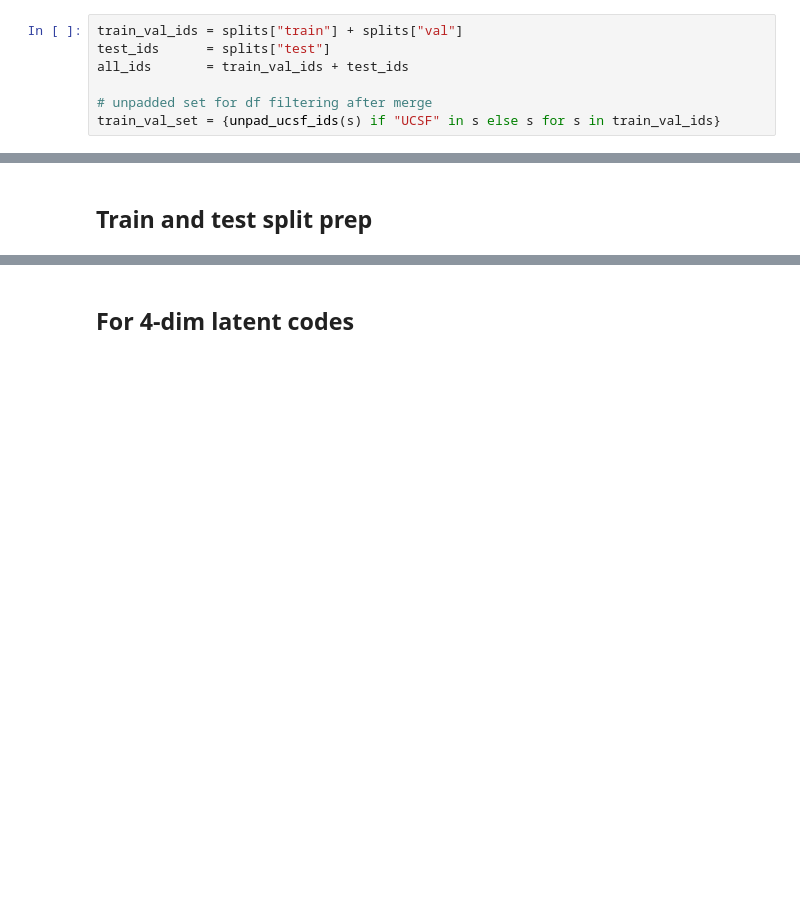
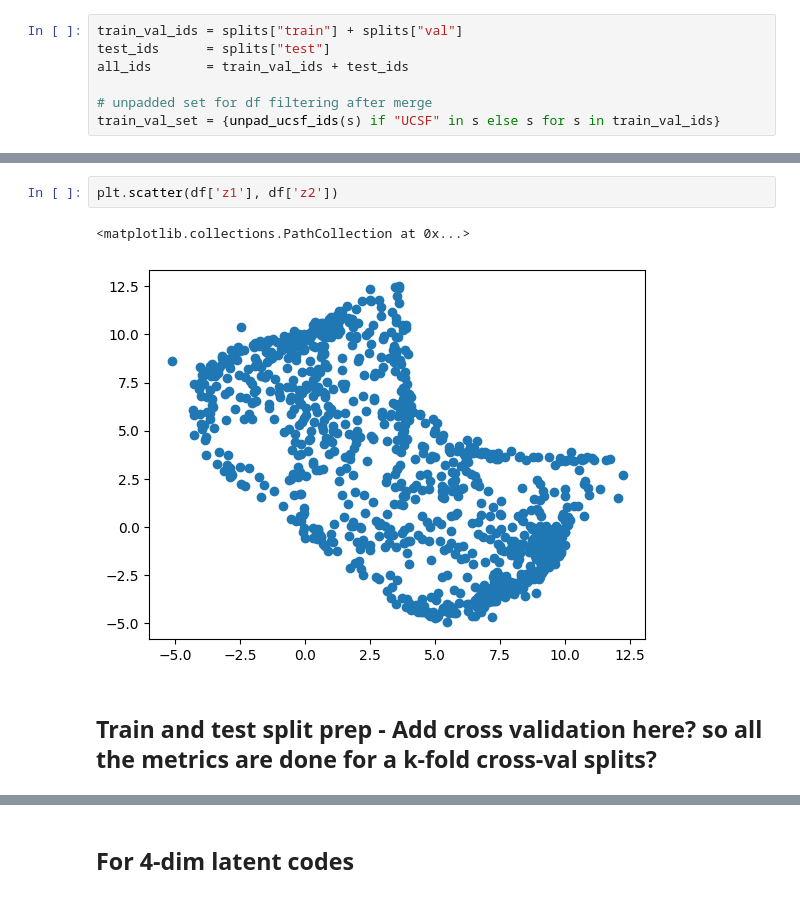
Before and after one commit to juliaryb/dl-tract-density-survival, a Jupyter notebook: FENS_analyses.ipynb, the cells around one changed output, grey strips where cells are left out. Cells and saved outputs as stored; diff of their text form; blank space fills up the shorter version.

```diff
--- a/FENS_analyses.ipynb
+++ b/FENS_analyses.ipynb
@@ -243,5 +240,10 @@ df
+# %%
+plt.scatter(df['z1'], df['z2'])
+# %% [output]
+<matplotlib.collections.PathCollection at 0x...>
+[figure, added]
 # %% [markdown]
-## Train and test split prep
+## Train and test split prep - Add cross validation here? so all the metrics are done for a k-fold cross-val splits?
 # %%
 # split the whole cohort into test and train
 # do I have to also account for the censoring or not? how?
```
Also changed, not shown: parts of 21 cells of this notebook, 11 other files.
